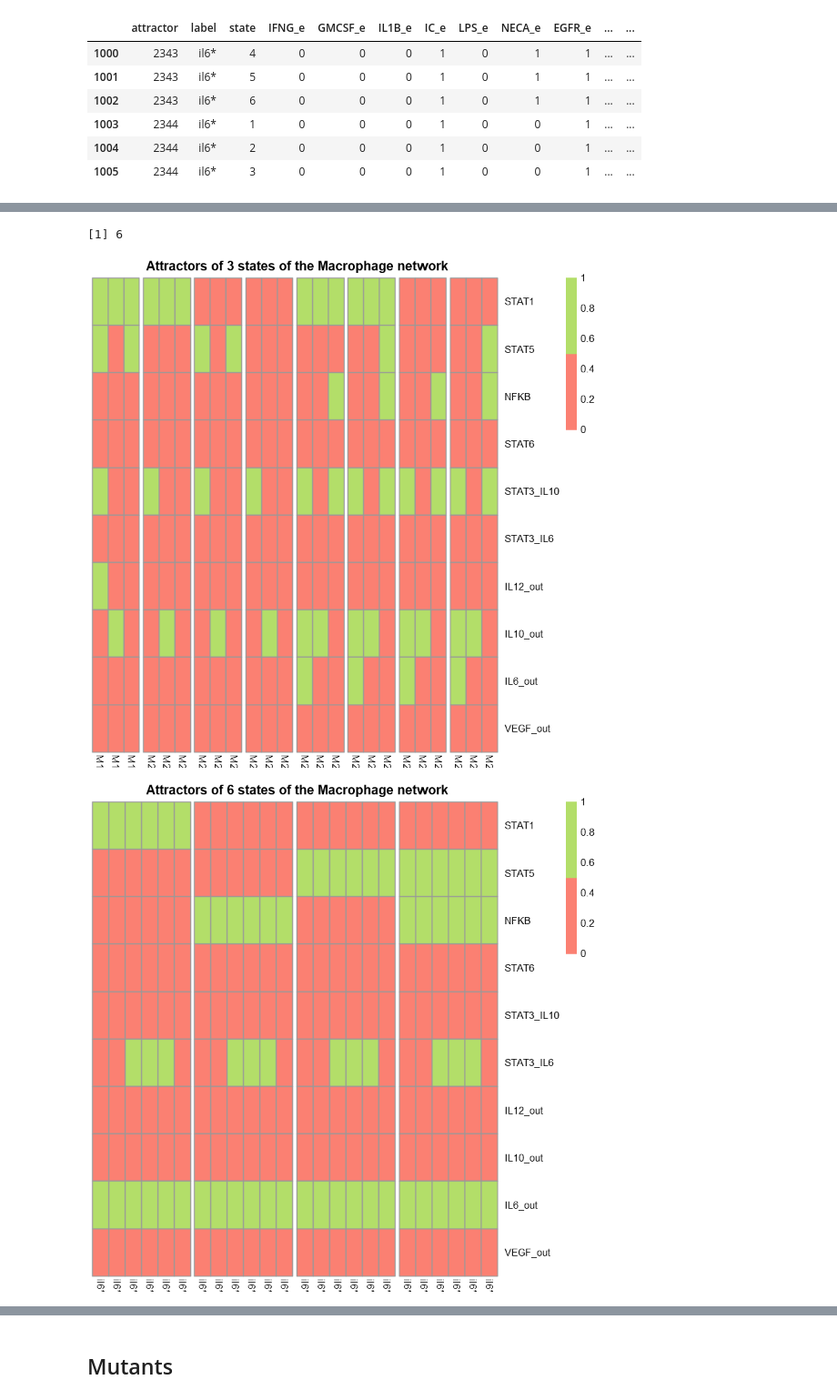
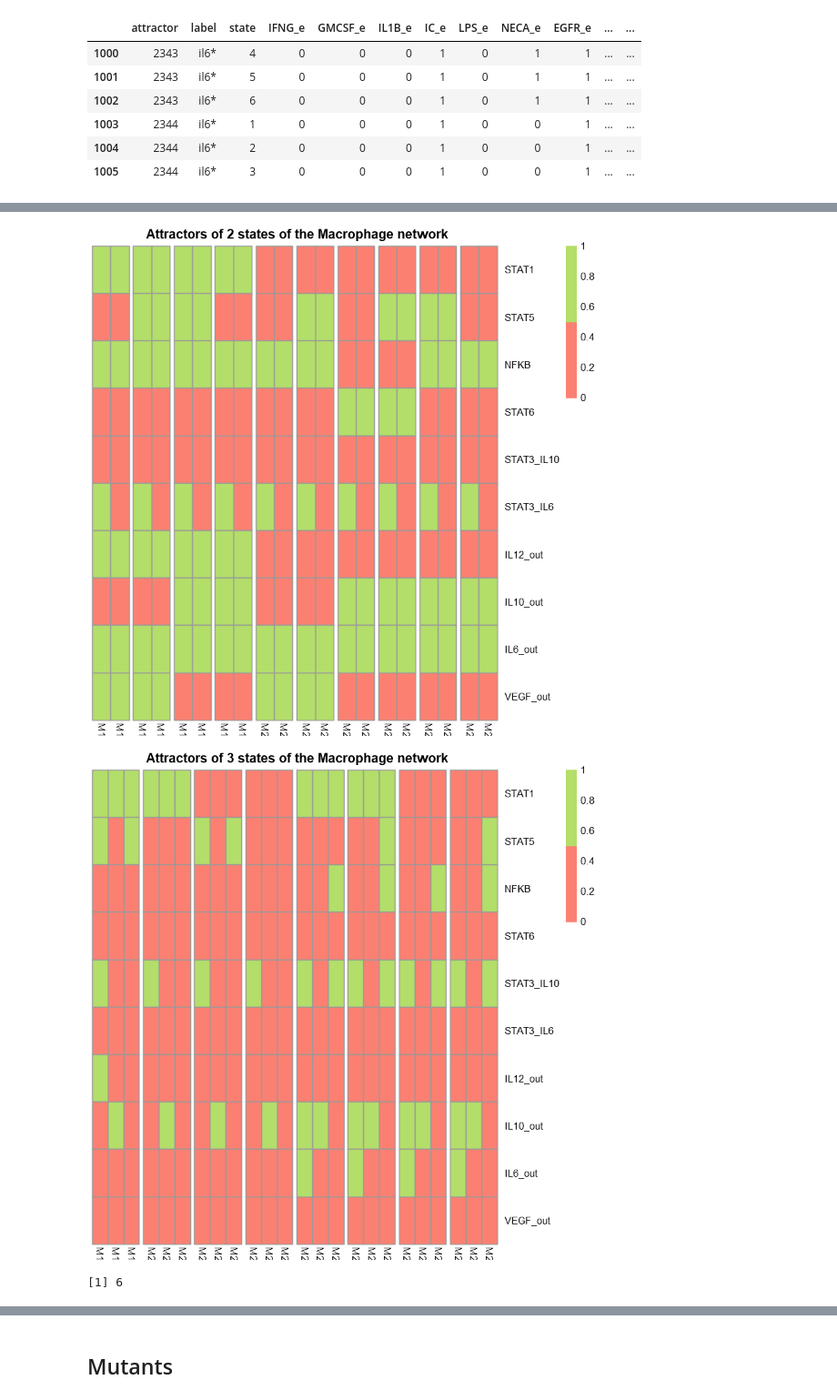
Before and after one commit to AzaidOA/Macrophage_Boolean_Network, a Jupyter notebook: MP_network.ipynb, the cells around one changed output, grey strips where cells are left out. Shown at 91% size. Drawn from its saved outputs; the diff is of its cells as text; code cells hidden in the pictures.

Commit message:
Correction of the code that obtains the heatmaps of the cyclic attractors

```diff
--- a/MP_network.ipynb
+++ b/MP_network.ipynb
@@ -152,7 +152,7 @@ file.attr.pdf  <- "PLOT/MP_attractor_heatmaps.pdf"
 if (! file.exists(file.attr.pdf)) { pdf(file.attr.pdf); save.pdf <- T}
 for(size in cycle.sizes){
       print(size)
-      size.attr <- nrow(attr.cycles.list[[size]])/size
+      size.attr <- nrow(attr.cycles.list[[size]])
       title <- paste0("Attractors of ", size, " states of the Macrophage network")
       for(block in 1:ceiling(size.attr/24)){
             up.limit <- block*24
@@ -183,3 +183,3 @@ if(save.pdf) dev.off()
-[1] 6
-[figure, old version]
+[figure, new version]
-[figure, old version]
+[figure, new version]
+[1] 6
```
Also changed, not shown: parts of 3 cells of this notebook, 1 other file.
